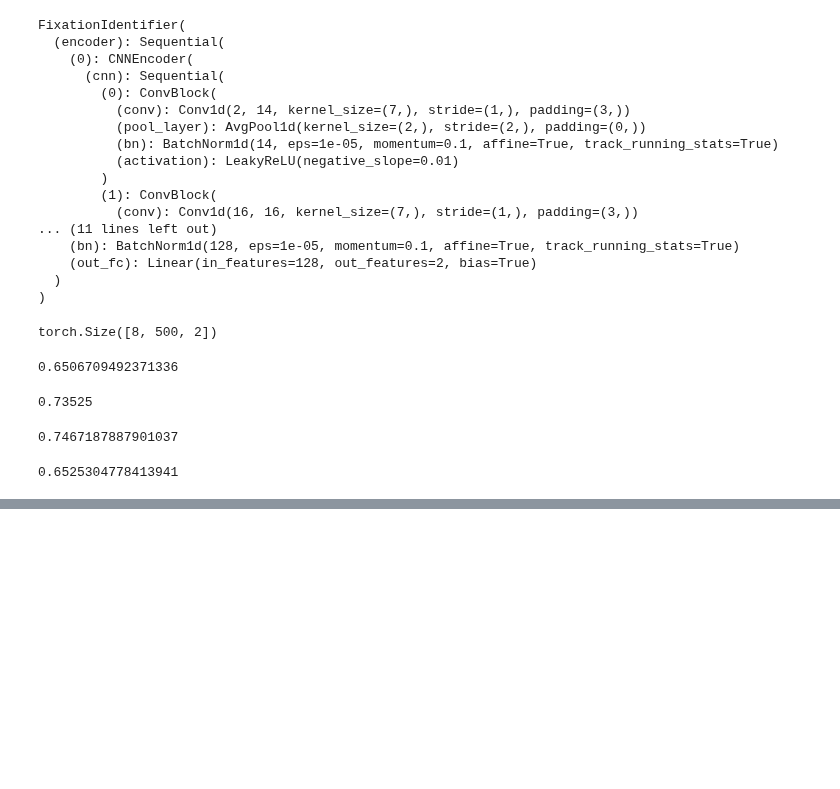
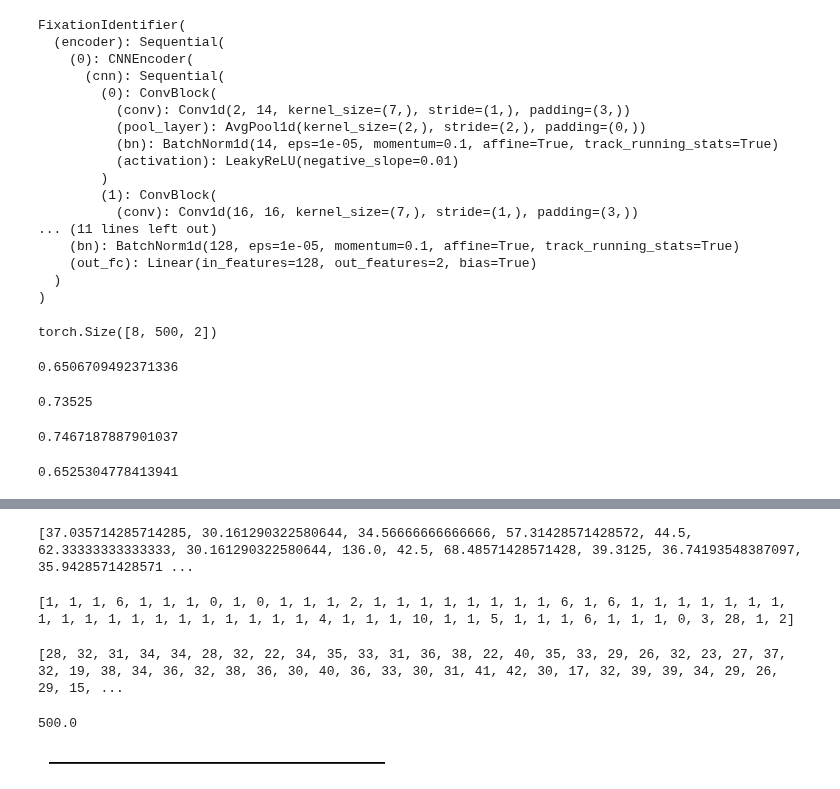
Before and after one commit to rosyvs/DeepGaze, a Jupyter notebook: notebooks/fixation_id.ipynb, the cells around one changed output, grey strips where cells are left out. Cells and saved outputs as stored; diff of their text form; code cells hidden in the pictures; blank space fills up the shorter version.

```diff
--- a/notebooks/fixation_id.ipynb
+++ b/notebooks/fixation_id.ipynb
@@ -415,0 +566,36 @@ auc
+# %%
+saccade_lens = []
+for s in fixation_targets:
+    saccade_lens.append(avg_saccade_len(s)*17)
+print(saccade_lens)
+# %% [output]
+[37.035714285714285, 30.161290322580644, 34.56666666666666, 57.31428571428572, 44.5, 62.33333333333333, 30.161290322580644, 136.0, 42.5, 68.48571428571428, 39.3125, 36.74193548387097, 35.9428571428571 ...
+# %%
+avg_fixations = []
+for s in fixation_preds:
+    avg_fixations.append(avg_fixation_len(s)[1])
+print(avg_fixations)
+# %% [output]
+[1, 1, 1, 6, 1, 1, 1, 0, 1, 0, 1, 1, 1, 2, 1, 1, 1, 1, 1, 1, 1, 1, 6, 1, 6, 1, 1, 1, 1, 1, 1, 1, 1, 1, 1, 1, 1, 1, 1, 1, 1, 1, 1, 1, 4, 1, 1, 1, 10, 1, 1, 5, 1, 1, 1, 6, 1, 1, 1, 0, 3, 28, 1, 2]
+# %%
+num_fix = []
+for s in fixation_targets:
+    num_fix.append(avg_fixation_len(s)[1])
+print(num_fix)
+# %% [output]
+[28, 32, 31, 34, 34, 28, 32, 22, 34, 35, 33, 31, 36, 38, 22, 40, 35, 33, 29, 26, 32, 23, 27, 37, 32, 19, 38, 34, 36, 32, 38, 36, 30, 40, 36, 33, 30, 31, 41, 42, 30, 17, 32, 39, 39, 34, 29, 26, 29, 15, ...
+# %%
+avg_fixation_len(pred)
+# %% [output]
+500.0
+# %%
+#target = target.numpy()
+plt.imshow(target.reshape(1, -1), extent=[0, len(target), 0, 1], cmap='Greys')
+plt.xticks(np.arange(0, len(target), 1), [])
+plt.yticks([])
+plt.grid(True, axis='x', lw=1, c='black')
+plt.tick_params(axis='x', length=0)
+
+plt.show()
+# %% [output]
+[figure, added]
```
Also changed, not shown: parts of 21 cells of this notebook, 3 other files.
